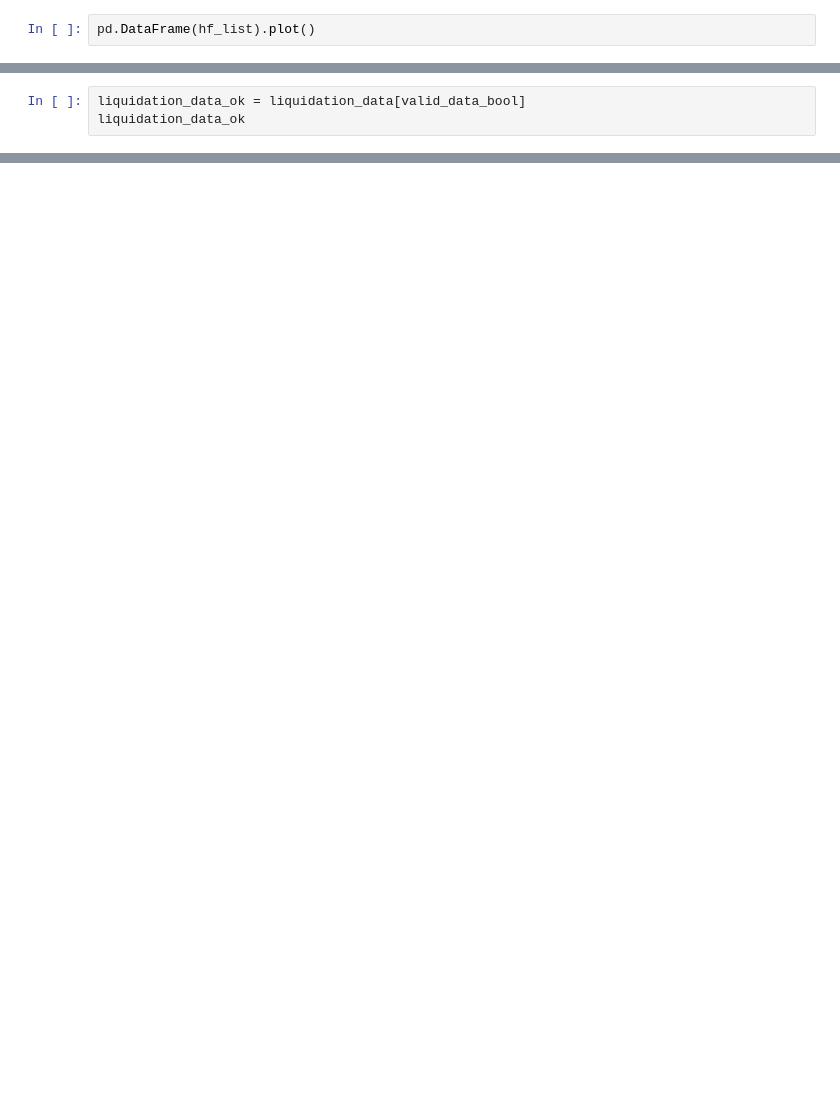
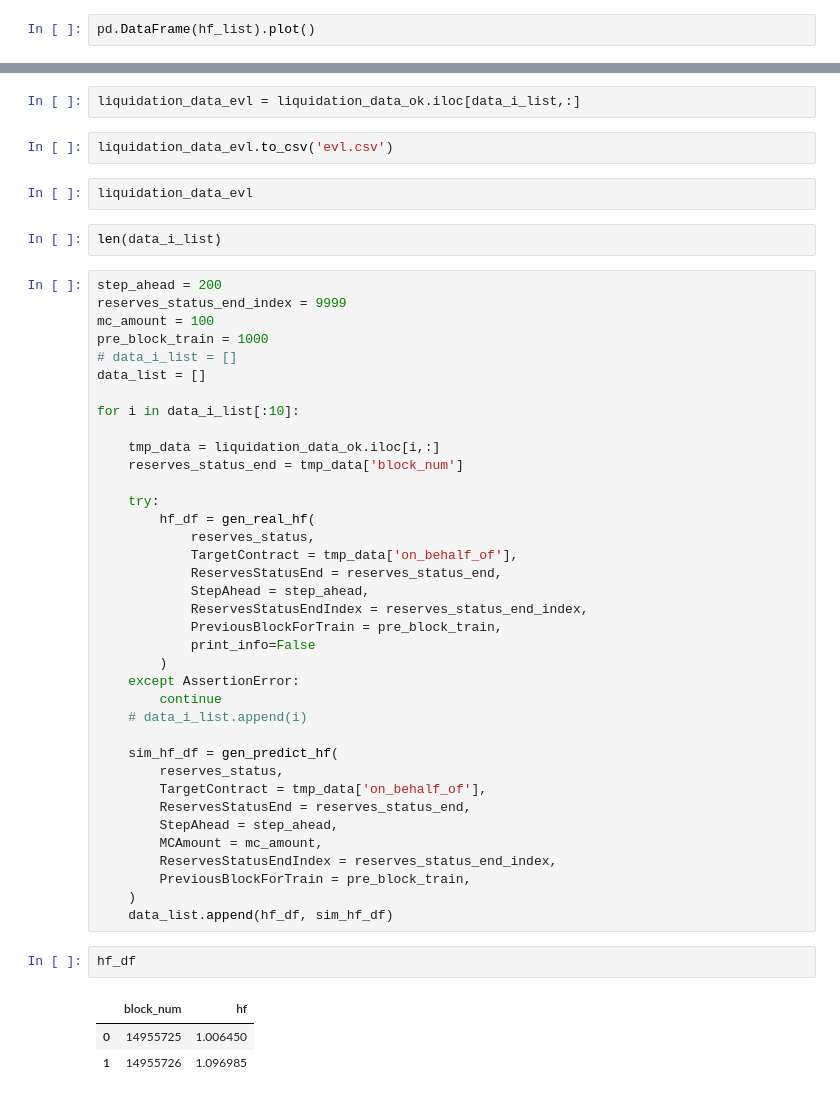
Before and after one commit to JiaanL/O_web, a Jupyter notebook: oracleWeb/data_evl.ipynb, the cells around one changed output, grey strips where cells are left out. Saved outputs shown, nothing was run; the diff lists cells and outputs as text; blank space fills up the shorter version.

```diff
--- a/oracleWeb/data_evl.ipynb
+++ b/oracleWeb/data_evl.ipynb
@@ -901,3 +743,0 @@ valid_data_bool = liquidation_data.parallel_apply(vaidate_data, axis=1)
-# %%
-liquidation_data_ok = liquidation_data[valid_data_bool]
-liquidation_data_ok
@@ -933,0 +798,51 @@ horizontal_liquidation_pct.plot()
+# %%
+liquidation_data_evl = liquidation_data_ok.iloc[data_i_list,:]
+# %%
+liquidation_data_evl.to_csv('evl.csv')
+# %%
+liquidation_data_evl
+# %%
+len(data_i_list)
+# %%
+step_ahead = 200
+reserves_status_end_index = 9999
+mc_amount = 100
+pre_block_train = 1000
+# data_i_list = []
+data_list = []
+
+for i in data_i_list[:10]:
+
+    tmp_data = liquidation_data_ok.iloc[i,:]
+    reserves_status_end = tmp_data['block_num']
+
+    try:
+        hf_df = gen_real_hf(
+            reserves_status,
+            TargetContract = tmp_data['on_behalf_of'],
+            ReservesStatusEnd = reserves_status_end,
+            StepAhead = step_ahead,
+            ReservesStatusEndIndex = reserves_status_end_index,
+            PreviousBlockForTrain = pre_block_train,
+            print_info=False
+        )
+    except AssertionError:
+        continue
+    # data_i_list.append(i)
+
+    sim_hf_df = gen_predict_hf(
+        reserves_status,
+        TargetContract = tmp_data['on_behalf_of'],
+        ReservesStatusEnd = reserves_status_end,
+        StepAhead = step_ahead,
+        MCAmount = mc_amount,
+        ReservesStatusEndIndex = reserves_status_end_index,
+        PreviousBlockForTrain = pre_block_train,
+    )
+    data_list.append(hf_df, sim_hf_df)
+# %%
+hf_df
+# %% [output]
+|  | block_num | hf |
+| 0 | 14955725 | 1.006450 |
+| 1 | 14955726 | 1.096985 |
```
Also changed, not shown: parts of 30 cells of this notebook, 2 other files.
